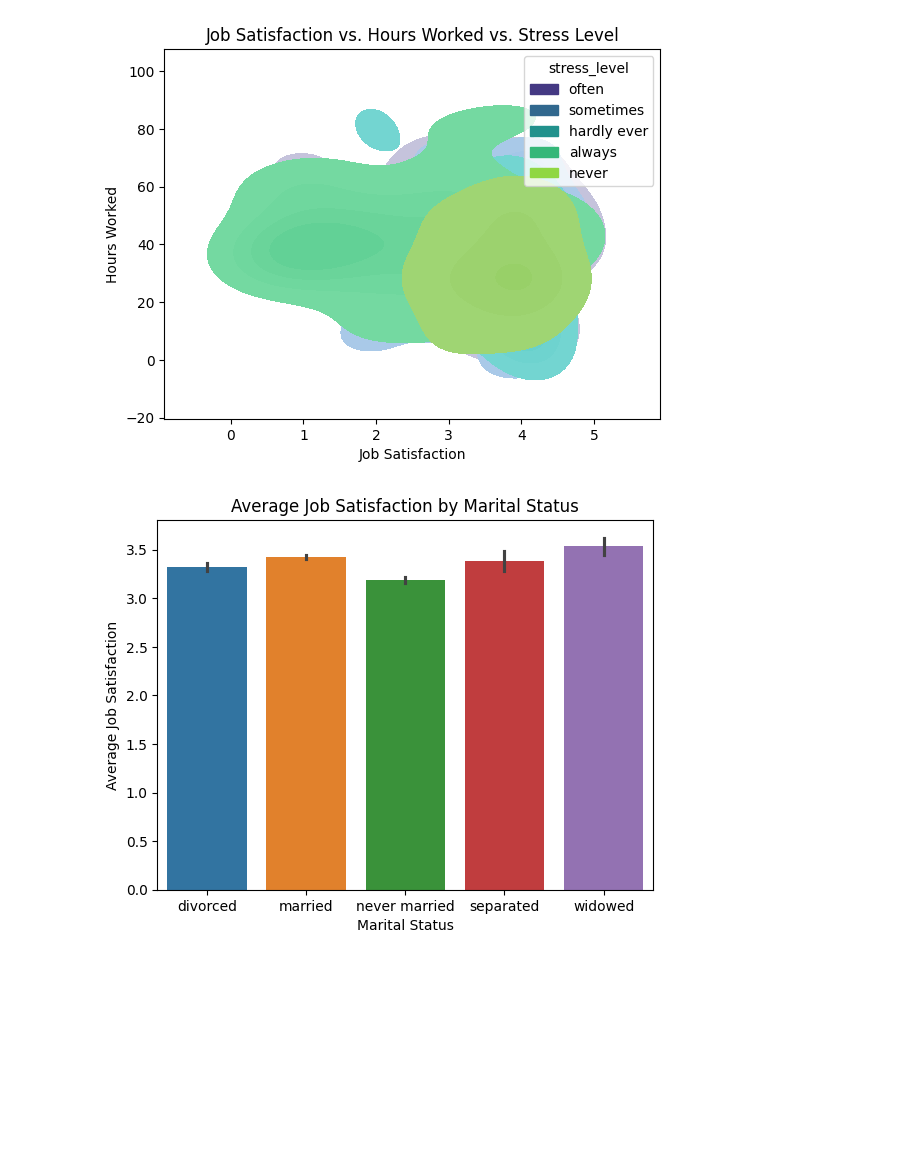
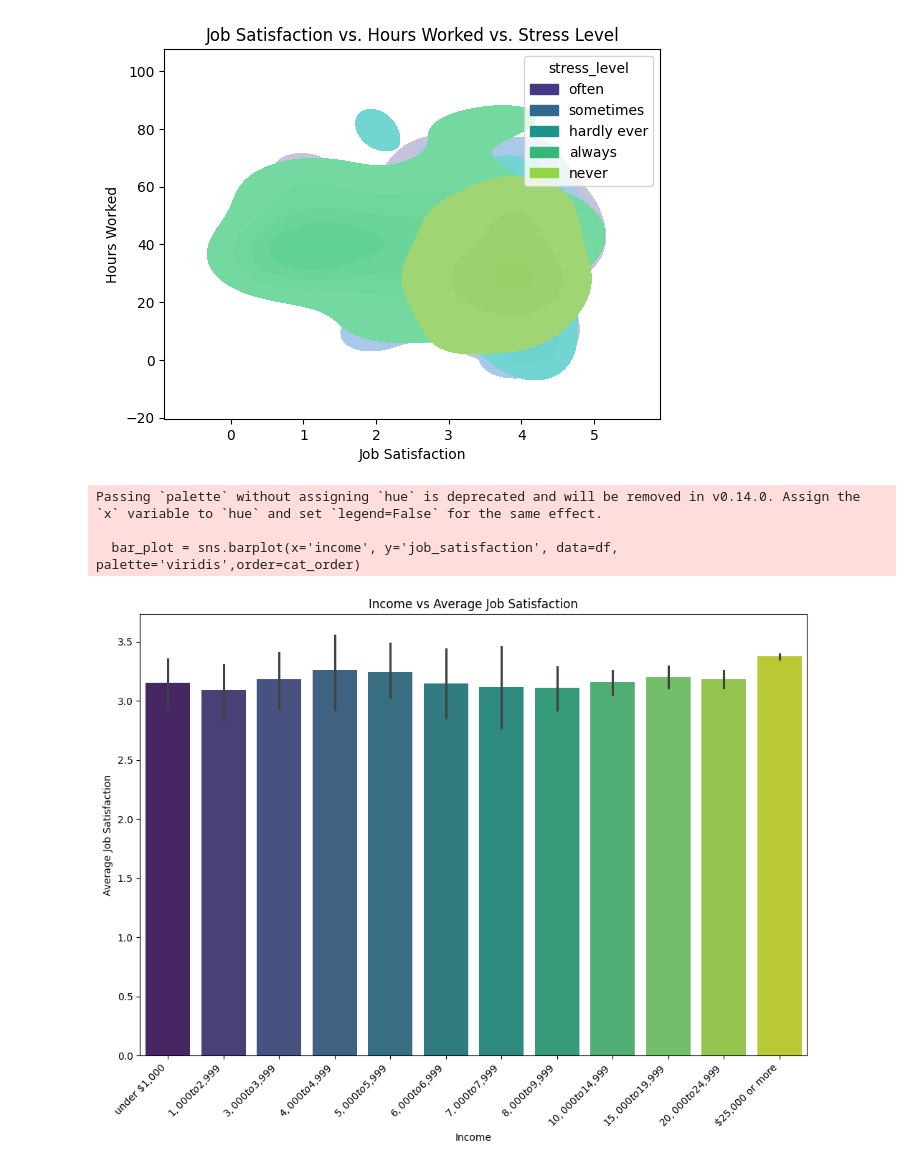
Before and after one commit to kirsten-fung/project_gss, a Jupyter notebook: graph_plot.ipynb, the cells around one changed output. Cells and saved outputs as stored; diff of their text form; code cells hidden in the pictures; blank space fills up the shorter version.

Commit message:
more plots

```diff
--- a/graph_plot.ipynb
+++ b/graph_plot.ipynb
@@ -84,11 +84,17 @@ kde_plot.set_ylabel('Hours Worked')
 plt.show()
 # %% [output]
 [figure]
-# %%
-barplot_marital = sns.barplot(x='marital_status', y='job_satisfaction', hue='marital_status', data=df, dodge=False)
-barplot_marital.set_title('Average Job Satisfaction by Marital Status')
-barplot_marital.set_xlabel('Marital Status')
-barplot_marital.set_ylabel('Average Job Satisfaction')
-plt.show()
-# %% [output]
-[figure, removed]
+# %%
+plt.figure(figsize=(12, 8))
+cat_order = ['under $1,000', '$1,000 to $2,999', '$3,000 to $3,999', '$4,000 to $4,999','$5,000 to $5,999','$6,000 to $6,999','$7,000 to $7,999','$8,000 to $9,999','$10,000 to $14,999','$15,000 to $19,999','$20,000 to $24,999','$25,000 or more']
+bar_plot = sns.barplot(x='income', y='job_satisfaction', data=df, palette='viridis',order=cat_order)
+bar_plot.set_title('Income vs Average Job Satisfaction')
+bar_plot.set_xlabel('Income')
+bar_plot.set_ylabel('Average Job Satisfaction')
+bar_plot.set_xticklabels(bar_plot.get_xticklabels(), rotation=45, ha='right')
+plt.show()
+# %% [output]
+Passing `palette` without assigning `hue` is deprecated and will be removed in v0.14.0. Assign the `x` variable to `hue` and set `legend=False` for the same effect.
+
+  bar_plot = sns.barplot(x='income', y='job_satisfaction', data=df, palette='viridis',order=cat_order)
+[figure, added]
```
